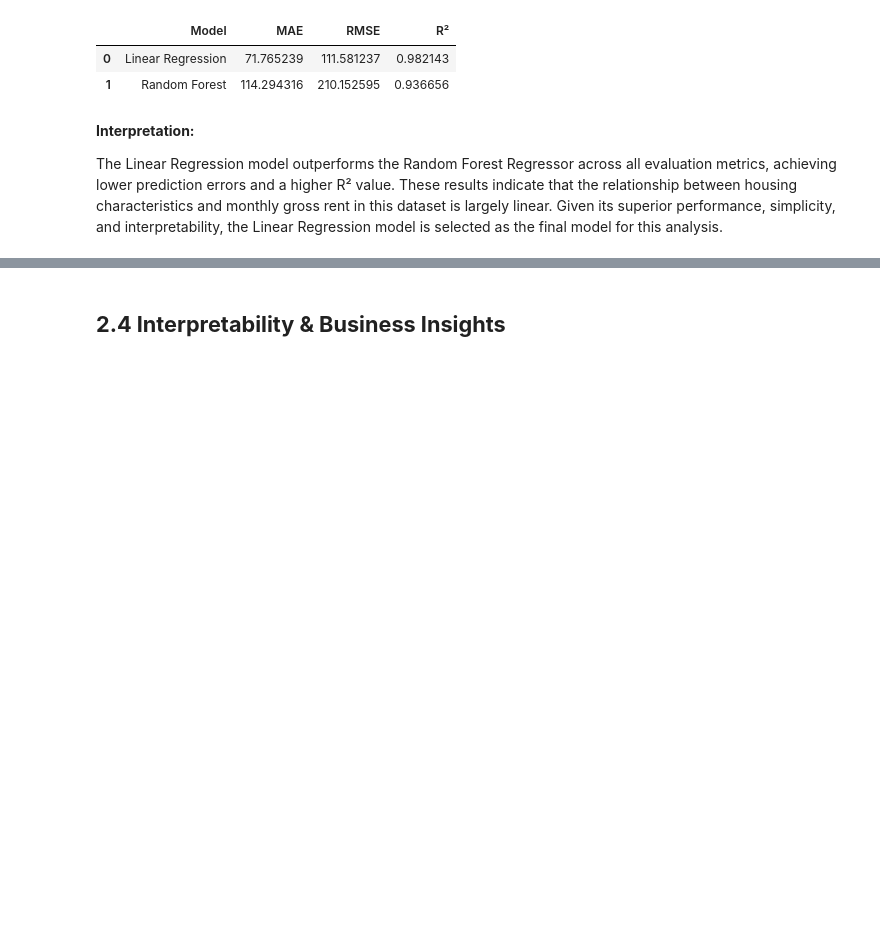
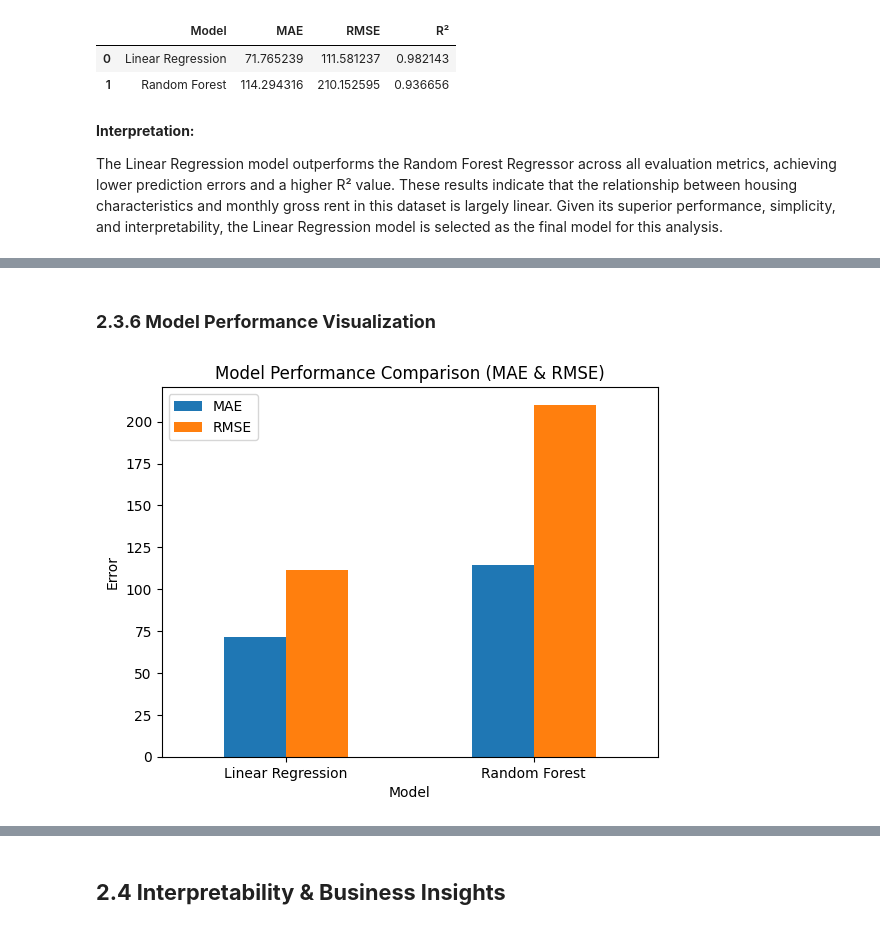
Before and after one commit to decoteau2/MA_Housing_Rent_Analysis, a Jupyter notebook: 01_EDA_MA_Housing_Rent.ipynb, the cells around one changed output, grey strips where cells are left out. Cells and saved outputs as stored; diff of their text form; code cells hidden in the pictures; blank space fills up the shorter version.

```diff
--- a/01_EDA_MA_Housing_Rent.ipynb
+++ b/01_EDA_MA_Housing_Rent.ipynb
@@ -809,0 +846,19 @@ The Linear Regression model outperforms the Random Forest Regressor across all e
+# %% [markdown]
+### **2.3.6 Model Performance Visualization**
+# %%
+import matplotlib.pyplot as plt
+import pandas as pd
+
+metrics_df = pd.DataFrame({
+    "Model": ["Linear Regression", "Random Forest"],
+    "MAE": [mae_lr, mae_rf],
+    "RMSE": [rmse_lr, rmse_rf]
+})
+
+metrics_df.set_index("Model").plot(kind="bar")
+plt.title("Model Performance Comparison (MAE & RMSE)")
+plt.ylabel("Error")
+plt.xticks(rotation=0)
+plt.show()
+# %% [output]
+[figure, added]
```
Also changed, not shown: parts of 22 cells of this notebook.
